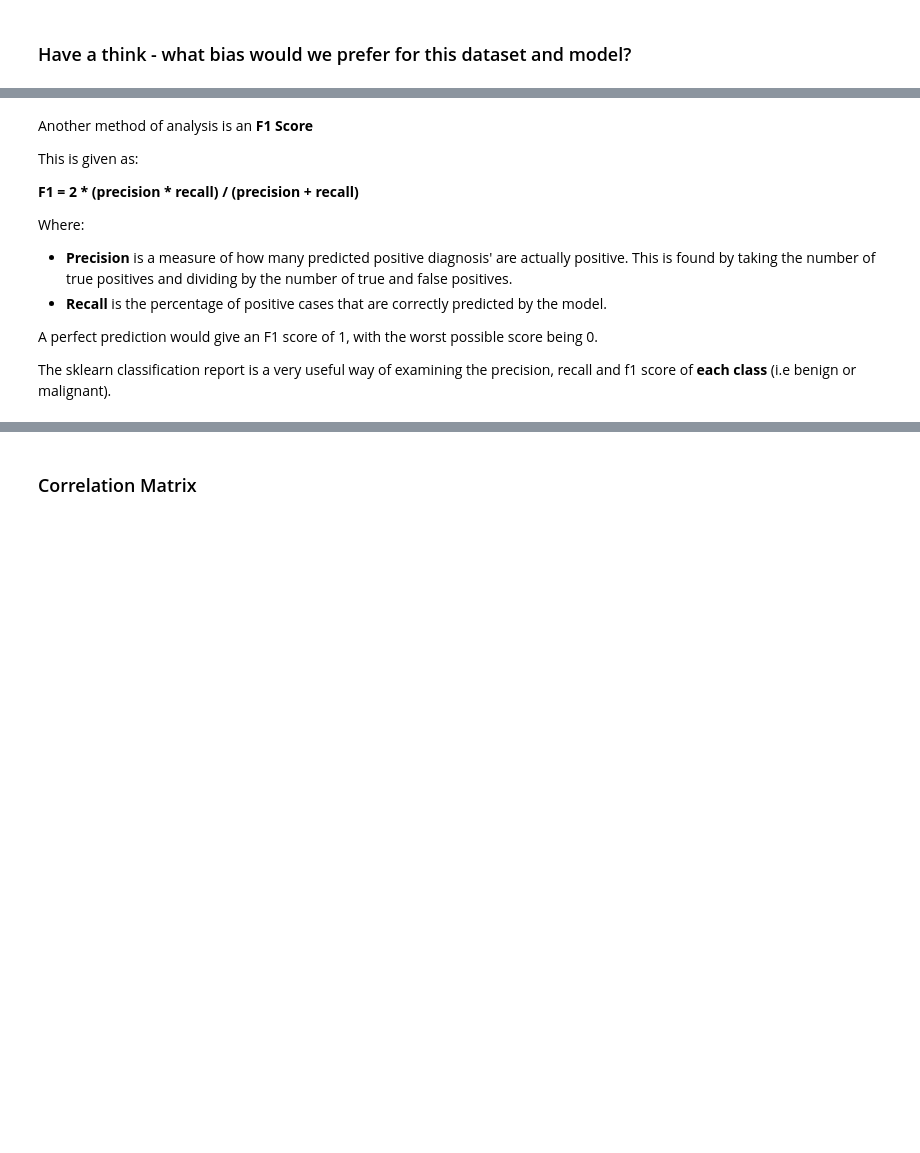
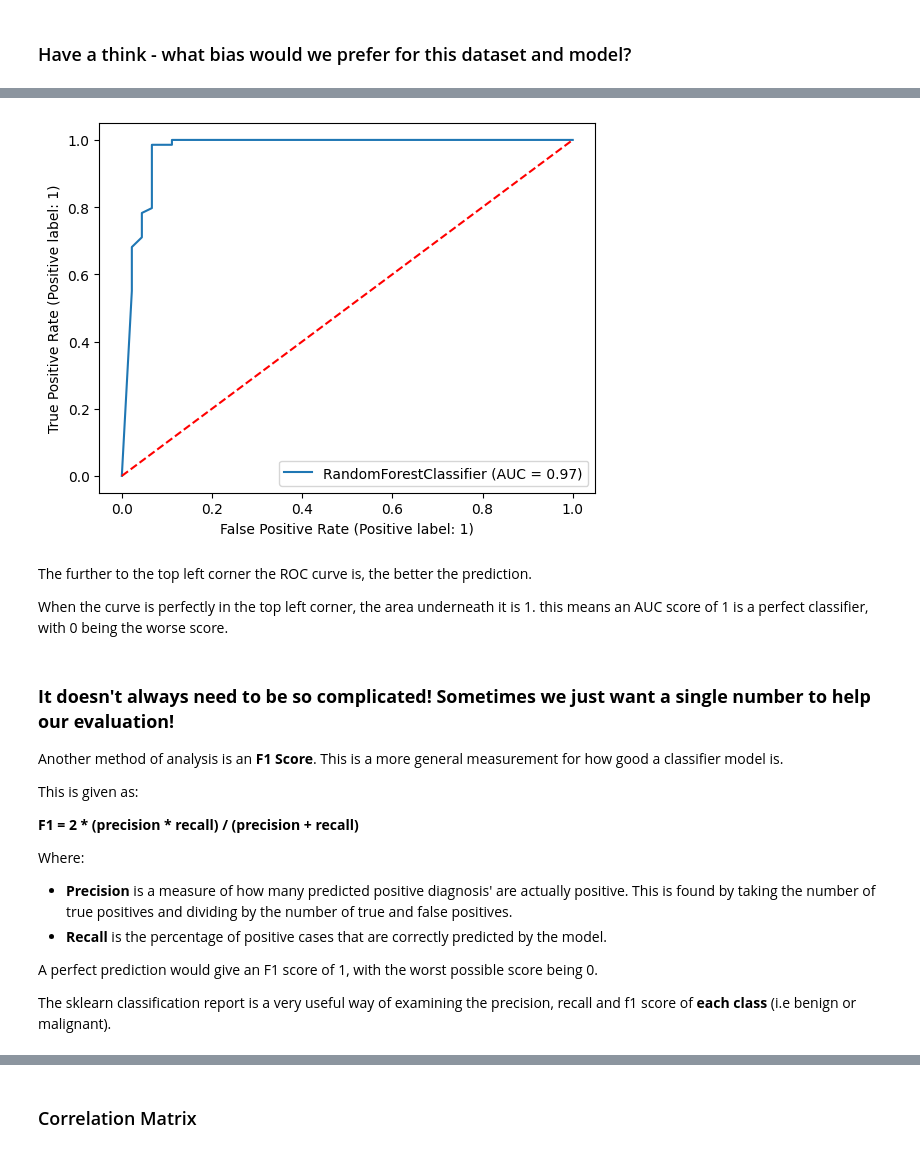
Before and after one commit to benWallace57/Instant_Training, a Jupyter notebook: training.ipynb, the cells around one changed output, grey strips where cells are left out. Cells and saved outputs as stored; diff of their text form; code cells hidden in the pictures; blank space fills up the shorter version.

```diff
--- a/training.ipynb
+++ b/training.ipynb
@@ -376,5 +411,17 @@ In some scenarios, an algorithm may want to be intentionally biased.
+# %%
+x = metrics.RocCurveDisplay.from_estimator(classification_model, breast_cancer_inputs_testing, breast_cancer_outputs_testing)
+plt.plot([0,1],[0,1],"--",c="red")
+plt.show()
+# %% [output]
+[figure, added]
+# %% [markdown]
+The further to the top left corner the ROC curve is, the better the prediction.
+
+When the curve is perfectly in the top left corner, the area underneath it is 1. this means an AUC score of 1 is a perfect classifier, with 0 being the worse score.
 # %% [markdown]
-Another method of analysis is an **F1 Score**
+### **It doesn't always need to be so complicated! Sometimes we just want a single number to help our evaluation!**
+
+Another method of analysis is an **F1 Score**. This is a more general measurement for how good a classifier model is.
 
 This is given as:
 
```
Also changed, not shown: parts of 67 cells of this notebook, 1 other file.
